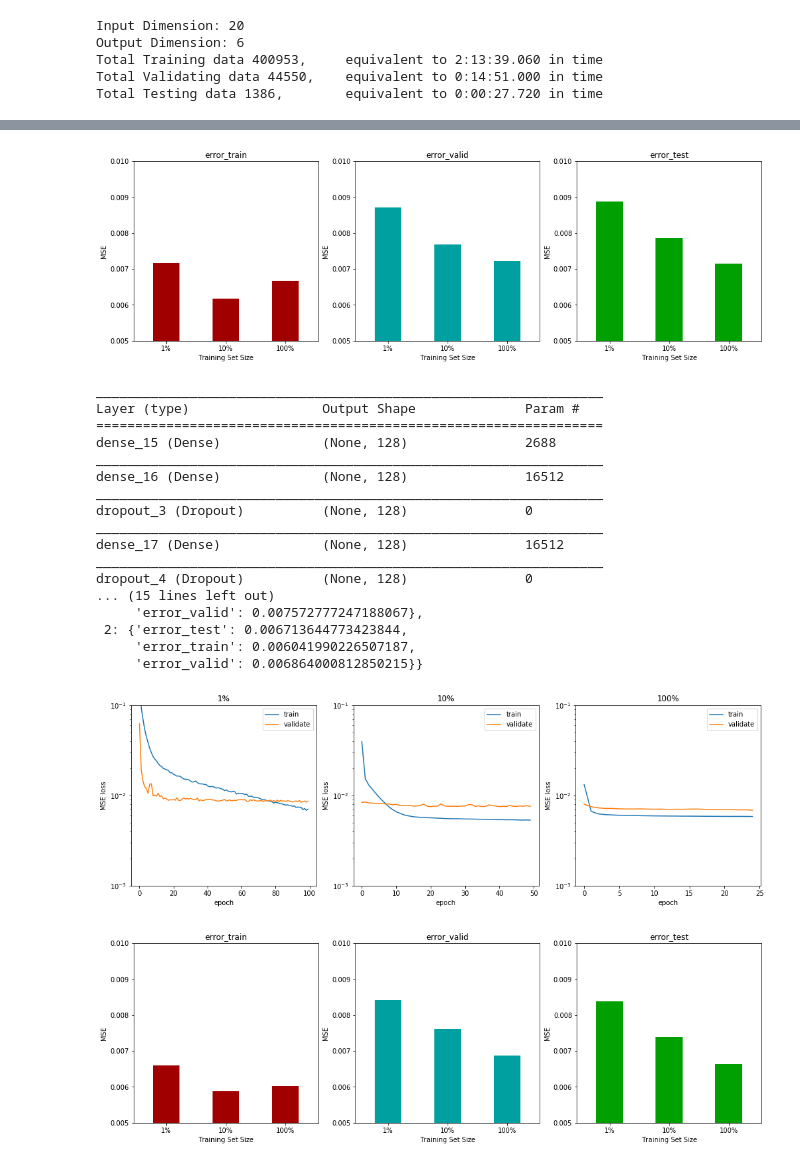
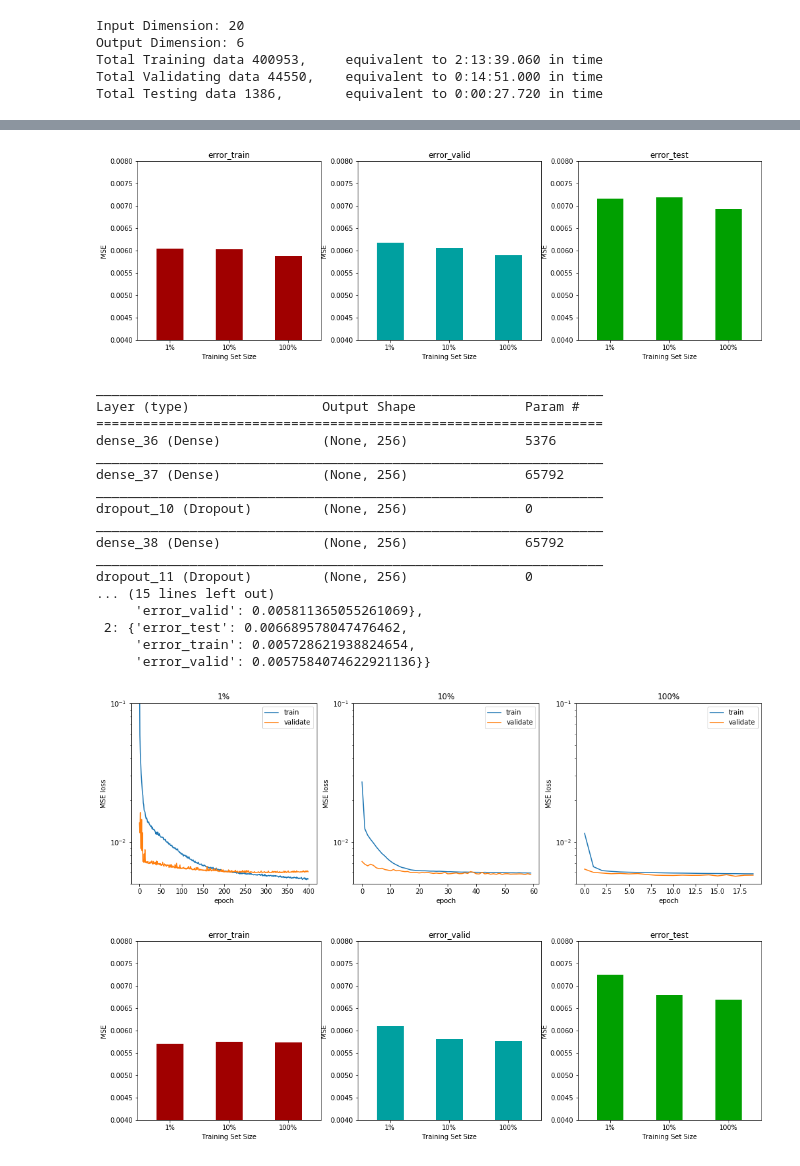
Before and after one commit to triwoods/udacity-ml-projects, a Jupyter notebook: capstone/capstone_SenLi/Capstone_Project.ipynb, the cells around one changed output, grey strips where cells are left out. Drawn from its saved outputs; the diff is of its cells as text; code cells hidden in the pictures.

```diff
--- a/capstone/capstone_SenLi/Capstone_Project.ipynb
+++ b/capstone/capstone_SenLi/Capstone_Project.ipynb
@@ -149,30 +151,32 @@ u.plot_model_result(results['VQ_Codebook'], ylim=(0.005, 0.012))
 # Build benchmark linear regression model
 from models import linear_regression
 
-model = linear_regression(dim_x, dim_y)
+model = linear_regression(dim_x, dim_y, lr=1e-3)
 params = model.get_weights()
 
 results['Linear_Regression'] = {}
 plt.figure(figsize=(17,5))
 for i, samples in enumerate([samples_1, samples_10, samples_100]):
     result = {}
-    verbose = 0
 
     if samples == samples_1:
-        n_epoch = 300
+        n_epoch = 400
+        verbose = 0
     elif samples == samples_10:
         n_epoch = 60
+        verbose = 0
     else:
-        n_epoch = 20
+        n_epoch = 15
+        verbose = 0
 
     start = time()
     model.set_weights(params)
-    history = model.fit(X_train[:samples, :], y_train[:samples, :], epochs=n_epoch, batch_size=128, verbose=verbose, validation_data=(X_valid, y_valid), shuffle=True)
+    history = model.fit(X_train[:samples, 2, :], y_train[:samples, :], epochs=n_epoch, batch_size=128, verbose=verbose, validation_data=(X_valid[:, 2, :], y_valid), shuffle=True)
     end = time()
 
-    error_train = model.evaluate(X_train[:10000, :], y_train[:10000, :], batch_size=128, verbose=verbose)
-    error_valid = model.evaluate(X_valid, y_valid, batch_size=128, verbose=verbose)
-    error_test = model.evaluate(X_test, y_test, batch_size=128, verbose=verbose)
+    error_train = model.evaluate(X_train[:10000, 2, :], y_train[:10000, :], batch_size=128, verbose=verbose)
+    error_valid = model.evaluate(X_valid[:, 2, :], y_valid, batch_size=128, verbose=verbose)
+    error_test = model.evaluate(X_test[:, 2, :], y_test, batch_size=128, verbose=verbose)
 
     result['error_train'] = error_train
     result['error_valid'] = error_valid
@@ -187,7 +191,7 @@ for i, samples in enumerate([samples_1, samples_10, samples_100]):
     plt.semilogy(history.history['val_loss'])
     plt.xlabel('epoch')
     plt.ylabel('MSE loss')
-    plt.ylim((1e-3, 1e-1))
+    plt.ylim((0.005, 0.1))
     plt.title(titles[i])
     plt.legend(['train', 'validate'], loc='upper right')
 
@@ -290,35 +294,37 @@ MLP model trained on 4009 samples, taking 40.40 seconds
 # %%
-u.plot_model_result(results['MLP'])
+u.plot_model_result(results['MLP'], ylim=(0.004, 0.008))
 # %% [output]
-[figure, old version]
+[figure, new version]
 # %%
 # Improve on the basic MLP model
 from models import mlp
 
-model = mlp(dim_x, dim_y, nl=3, nn=128, dropout=True)
+model = mlp(dim_x, dim_y, nl=3, nn=256, dropout=True)
 params = model.get_weights()
 
 results['MLP2'] = {}
 plt.figure(figsize=(17,5))
 for i, samples in enumerate([samples_1, samples_10, samples_100]):
     result = {}
-    verbose = 0
 
     if samples == samples_1:
-        n_epoch = 100
+        n_epoch = 400
+        verbose = 0
     elif samples == samples_10:
-        n_epoch = 50
+        n_epoch = 60
+        verbose = 0
     else:
-        n_epoch = 25
+        n_epoch = 20
+        verbose = 0
 
     start = time()
     model.set_weights(params)
-    history = model.fit(X_train[:samples, :], y_train[:samples, :], epochs=n_epoch, batch_size=128, verbose=verbose, validation_data=(X_valid, y_valid), shuffle=True)
+    history = model.fit(X_train[:samples, 2, :], y_train[:samples, :], epochs=n_epoch, batch_size=128, verbose=verbose, validation_data=(X_valid[:, 2, :], y_valid), shuffle=True)
     end = time()
 
-    error_train = model.evaluate(X_train[:10000, :], y_train[:10000, :], batch_size=128, verbose=verbose)
-    error_valid = model.evaluate(X_valid, y_valid, batch_size=128, verbose=verbose)
-    error_test = model.evaluate(X_test, y_test, batch_size=128, verbose=verbose)
+    error_train = model.evaluate(X_train[:10000, 2, :], y_train[:10000, :], batch_size=128, verbose=verbose)
+    error_valid = model.evaluate(X_valid[:, 2, :], y_valid, batch_size=128, verbose=verbose)
+    error_test = model.evaluate(X_test[:, 2, :], y_test, batch_size=128, verbose=verbose)
 
     result['error_train'] = error_train
     result['error_valid'] = error_valid
@@ -333,7 +339,7 @@ for i, samples in enumerate([samples_1, samples_10, samples_100]):
     plt.semilogy(history.history['val_loss'])
     plt.xlabel('epoch')
     plt.ylabel('MSE loss')
-    plt.ylim((1e-3, 1e-1))
+    plt.ylim((0.005, 0.1))
     plt.title(titles[i])
     plt.legend(['train', 'validate'], loc='upper right')
 
@@ -344,25 +350,25 @@ pprint(results['MLP2'])
 _________________________________________________________________
 Layer (type)                 Output Shape              Param #
 =================================================================
-dense_15 (Dense)             (None, 128)               2688
+dense_36 (Dense)             (None, 256)               5376
 _________________________________________________________________
-dense_16 (Dense)             (None, 128)               16512
+dense_37 (Dense)             (None, 256)               65792
 _________________________________________________________________
-dropout_3 (Dropout)          (None, 128)               0
+dropout_10 (Dropout)         (None, 256)               0
 _________________________________________________________________
-dense_17 (Dense)             (None, 128)               16512
+dense_38 (Dense)             (None, 256)               65792
 _________________________________________________________________
-dropout_4 (Dropout)          (None, 128)               0
+dropout_11 (Dropout)         (None, 256)               0
 ... (15 lines left out)
-     'error_valid': 0.007572777247188067},
- 2: {'error_test': 0.006713644773423844,
-     'error_train': 0.006041990226507187,
-     'error_valid': 0.006864000812850215}}
+     'error_valid': 0.005811365055261069},
+ 2: {'error_test': 0.006689578047476462,
+     'error_train': 0.005728621938824654,
+     'error_valid': 0.0057584074622921136}}
-[figure, old version]
+[figure, new version]
 # %%
-u.plot_model_result(results['MLP2'])
+u.plot_model_result(results['MLP2'], ylim=(0.004, 0.008))
 # %% [output]
-[figure, old version]
+[figure, new version]
 # %%
 # Build basic LSTM model
 from models import lstm
```
Also changed, not shown: parts of 16 cells of this notebook.
